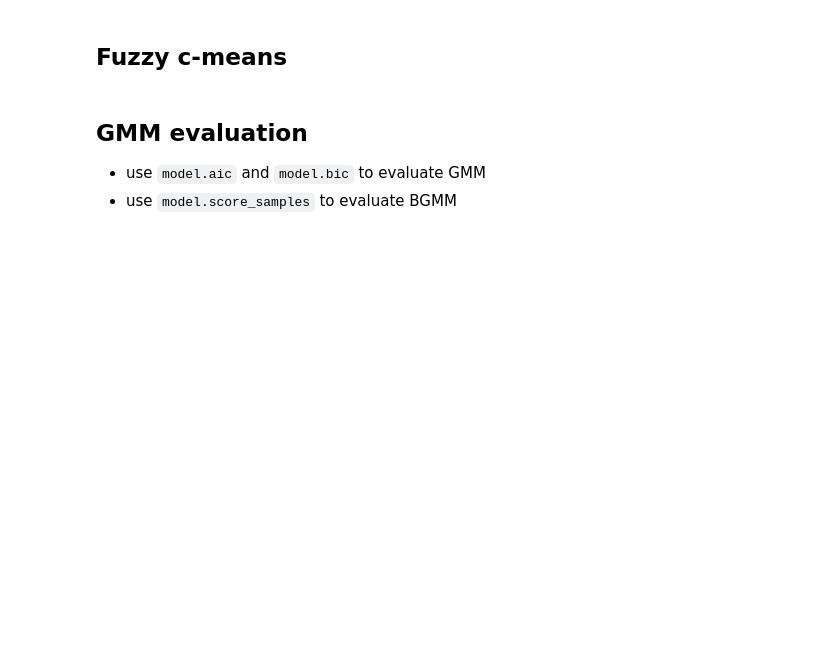
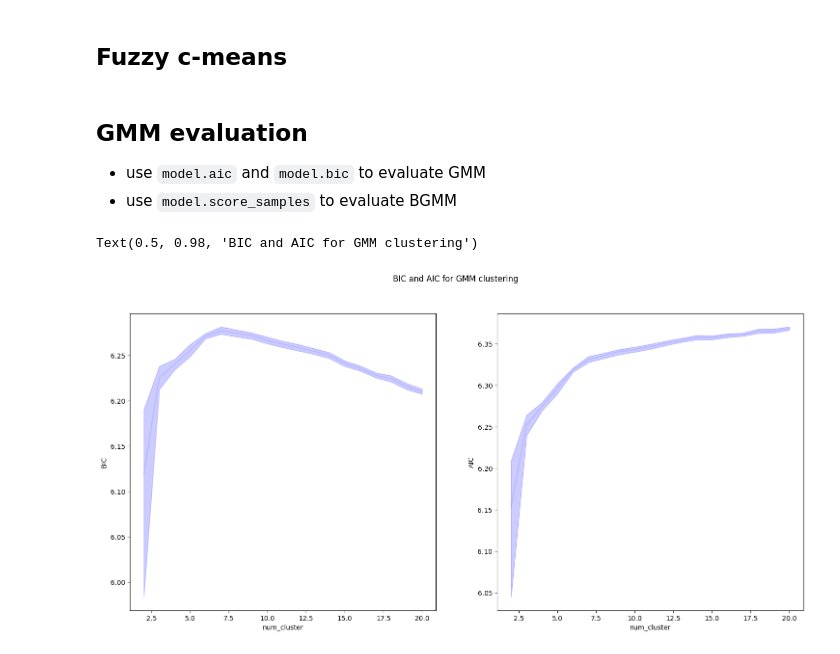
Before and after one commit to HJJoosse/celldyn_embedder, a Jupyter notebook: sandbox/create_clusters.ipynb, the cells around one changed output. Saved outputs shown, nothing was run; the diff lists cells and outputs as text; code cells hidden in the pictures; blank space fills up the shorter version.

````diff
--- a/sandbox/create_clusters.ipynb
+++ b/sandbox/create_clusters.ipynb
@@ -385,3 +381,36 @@ fig1.tight_layout()
 
 * use ```model.aic``` and ```model.bic``` to evaluate GMM
 * use ```model.score_samples``` to evaluate BGMM
+# %%
+# get sample data
+res_list = []
+n_bootstrap = 20
+sample_count = 10000
+n_clusters = 30
+
+df =celldyn_full[meas_columns+['age',  'gender']]
+#df = celldyn_emb[['dim_1', 'dim_2', 'dim_3', 'dim_4',  'dim_5', 'dim_6', 'age', 'sex']]
+for b in tqdm(range(n_bootstrap)):
+    data = df.sample(sample_count)
+    # extract the cluster centers and aic, bic using GMM for 1..10 clusters
+
+    for n in range(2, n_clusters+1):
+        gmm = GMM(n_components=n, covariance_type='full', random_state=123).fit(data)
+        #labels = gmm.predict(data)
+        #centers = gmm.means_
+        aic = gmm.aic(data)
+        bic = gmm.bic(data)
+        res_list.append({'bootstrap_round': b,
+                         'num_cluster': n,
+                         'AIC': np.log10(-aic),
+                         'BIC': np.log10(-bic)})
+res_df = pd.DataFrame(res_list)
+# %%
+fig, ax = plt.subplots(1, 2, figsize=(18, 8))
+
+sns.lineplot(data=res_df, x='num_cluster', y='BIC', alpha=0.1, c='b',  ax=ax[0])
+sns.lineplot(data=res_df, x='num_cluster', y='AIC', alpha=0.1, c='b',  ax=ax[1])
+fig.suptitle("-log(BIC) and -log(AIC) for GMM clustering")
+# %% [output]
+Text(0.5, 0.98, 'BIC and AIC for GMM clustering')
+[figure, added]
````
Also changed, not shown: parts of 9 cells of this notebook.
